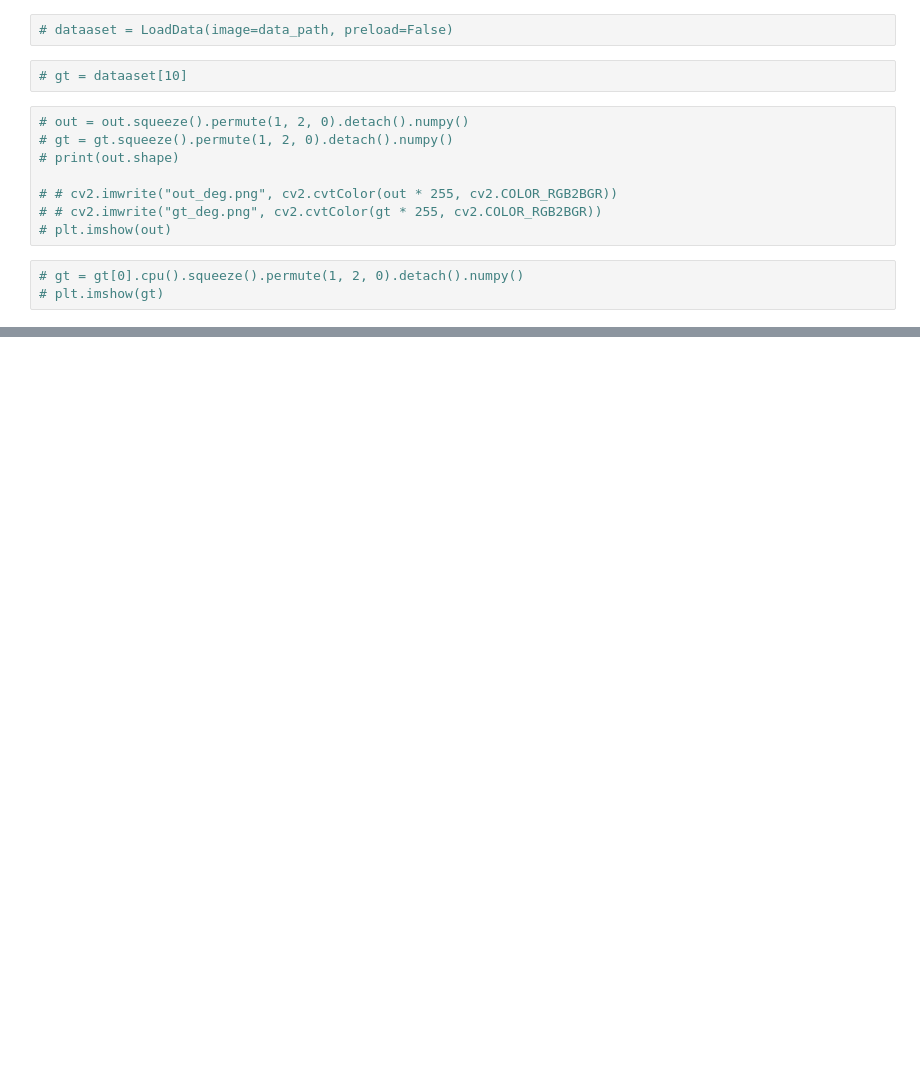
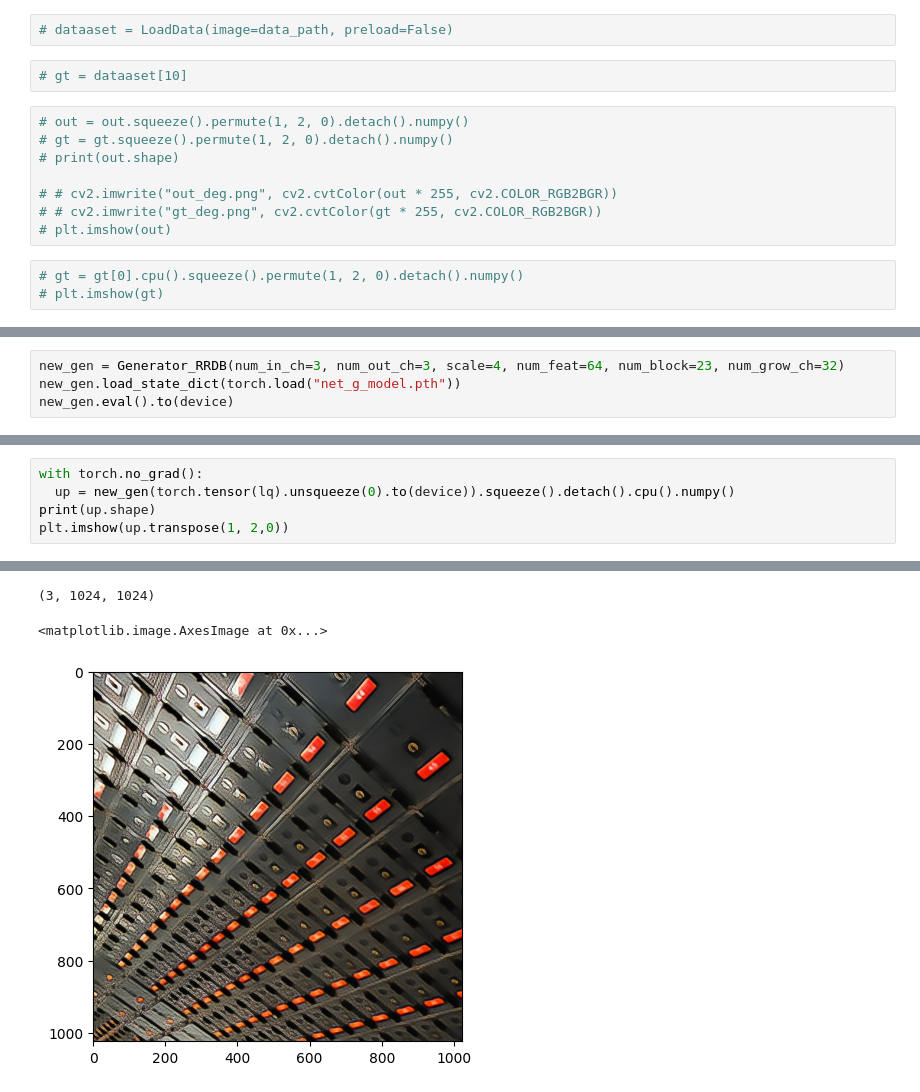
Before and after one commit to PratikshitSingh/A-ESRGANs, a Jupyter notebook: 444_dataloader.ipynb, the cells around one changed output, grey strips where cells are left out. Saved outputs shown, nothing was run; the diff lists cells and outputs as text; blank space fills up the shorter version.

```diff
--- a/444_dataloader.ipynb
+++ b/444_dataloader.ipynb
@@ -662,0 +735,4 @@ KeyboardInterrupt: ignored
+# %%
+new_gen = Generator_RRDB(num_in_ch=3, num_out_ch=3, scale=4, num_feat=64, num_block=23, num_grow_ch=32)
+new_gen.load_state_dict(torch.load("net_g_model.pth"))
+new_gen.eval().to(device)
@@ -662,0 +781,6 @@ KeyboardInterrupt: ignored
+# %%
+with torch.no_grad():
+  up = new_gen(torch.tensor(lq).unsqueeze(0).to(device)).squeeze().detach().cpu().numpy()
+print(up.shape)
+plt.imshow(up.transpose(1, 2,0))
+# %% [output]
@@ -662,0 +788,3 @@ KeyboardInterrupt: ignored
+(3, 1024, 1024)
+<matplotlib.image.AxesImage at 0x...>
+[figure, added]
```
Also changed, not shown: parts of 21 cells of this notebook.
